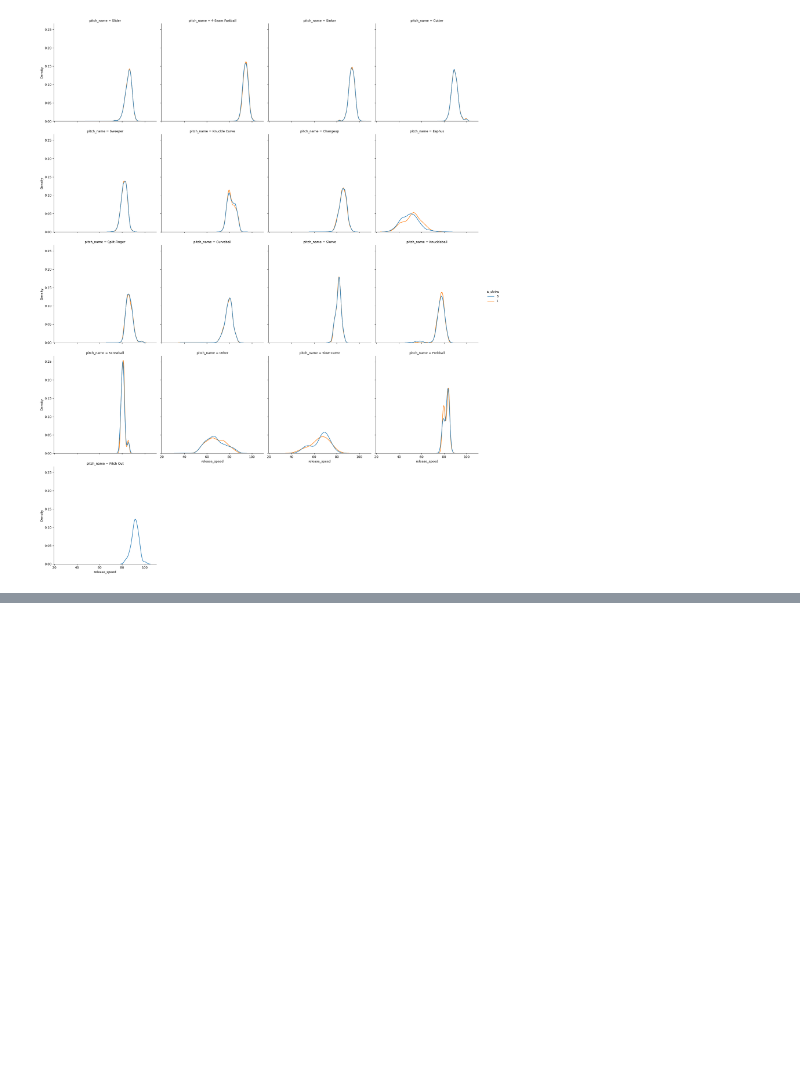
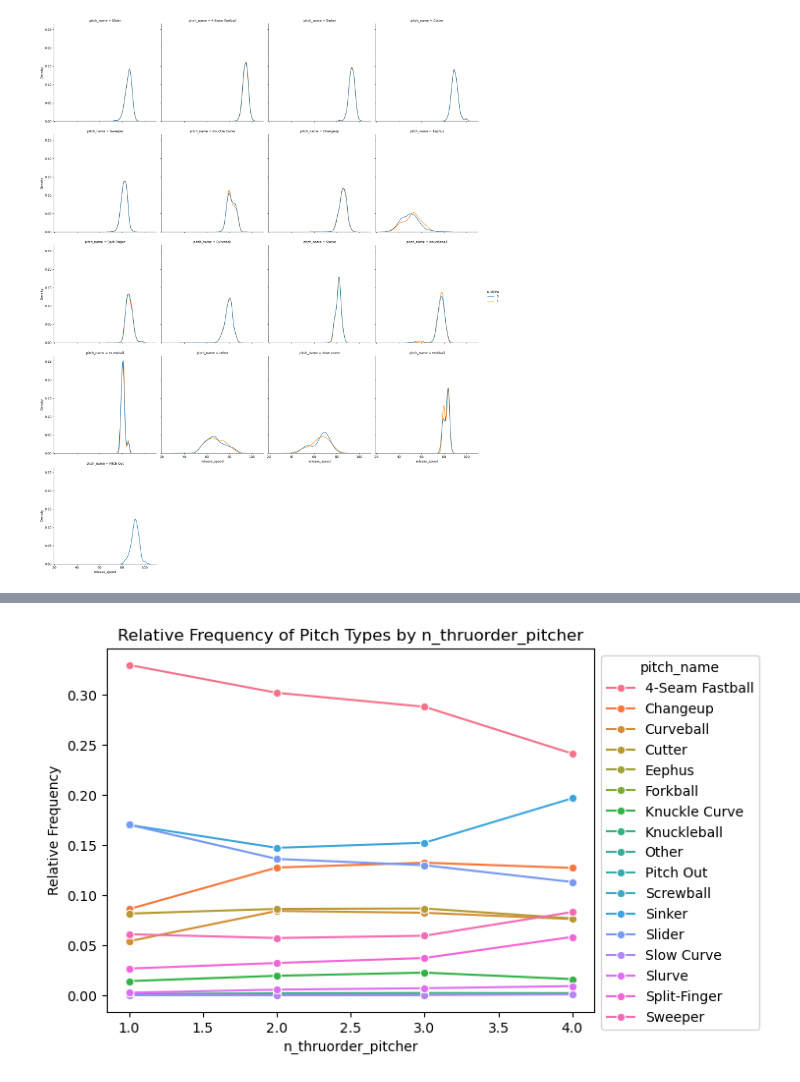
Before and after one commit to OffBayes/Strikeout-Prediction---2024, a Jupyter notebook: Strikeout-EDA.ipynb, the cells around one changed output, grey strips where cells are left out. Drawn from its saved outputs; the diff is of its cells as text; code cells hidden in the pictures; blank space fills up the shorter version.

```diff
--- a/Strikeout-EDA.ipynb
+++ b/Strikeout-EDA.ipynb
@@ -97,0 +155,14 @@ sns.catplot(training_data_df,y = "pitch_name",kind = "bar",col="inning",col_wrap
+# %%
+counts = training_data_df.groupby(['n_thruorder_pitcher', 'pitch_name']).size().reset_index(name='count')
+total_pitches = training_data_df.groupby('n_thruorder_pitcher').size().reset_index(name='total')
+counts = counts.merge(total_pitches, on='n_thruorder_pitcher')
+counts['relative_frequency'] = counts['count'] / counts['total']
+
+ax = sns.lineplot(data=counts, x='n_thruorder_pitcher', y='relative_frequency', hue='pitch_name', marker='o')
+sns.move_legend(ax, "upper left", bbox_to_anchor=(1, 1))
+plt.xlabel("n_thruorder_pitcher")
+plt.ylabel("Relative Frequency")
+plt.title("Relative Frequency of Pitch Types by n_thruorder_pitcher")
+plt.show()
+# %% [output]
+[figure, added]
```
Also changed, not shown: parts of 16 cells of this notebook.
